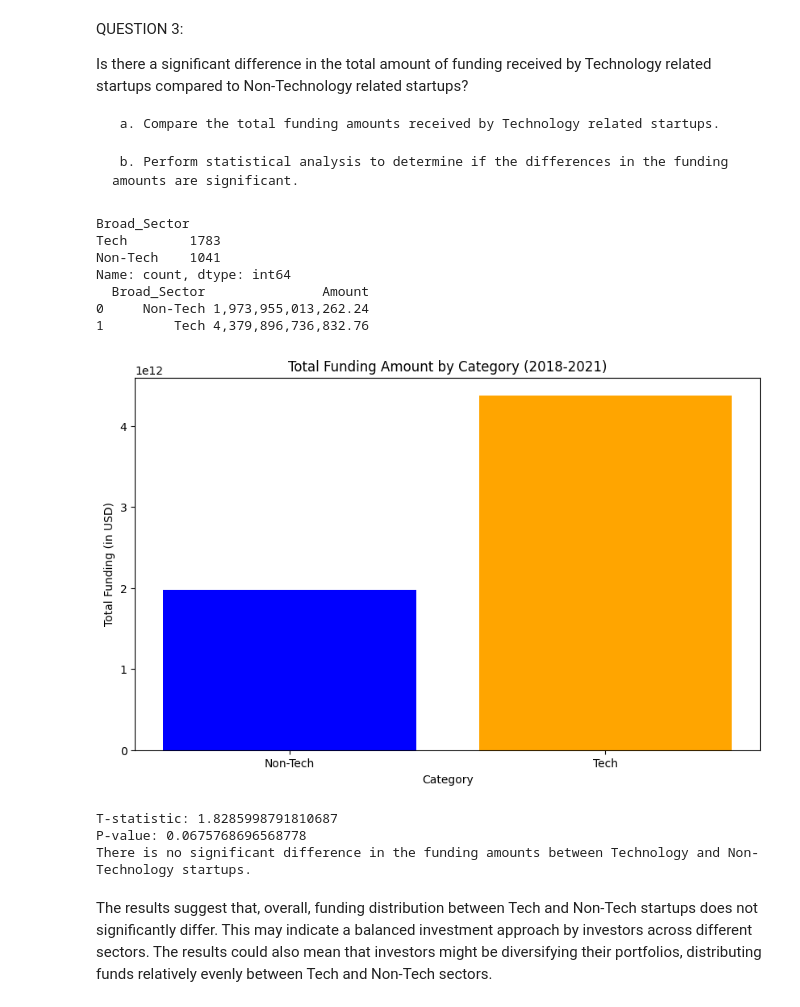
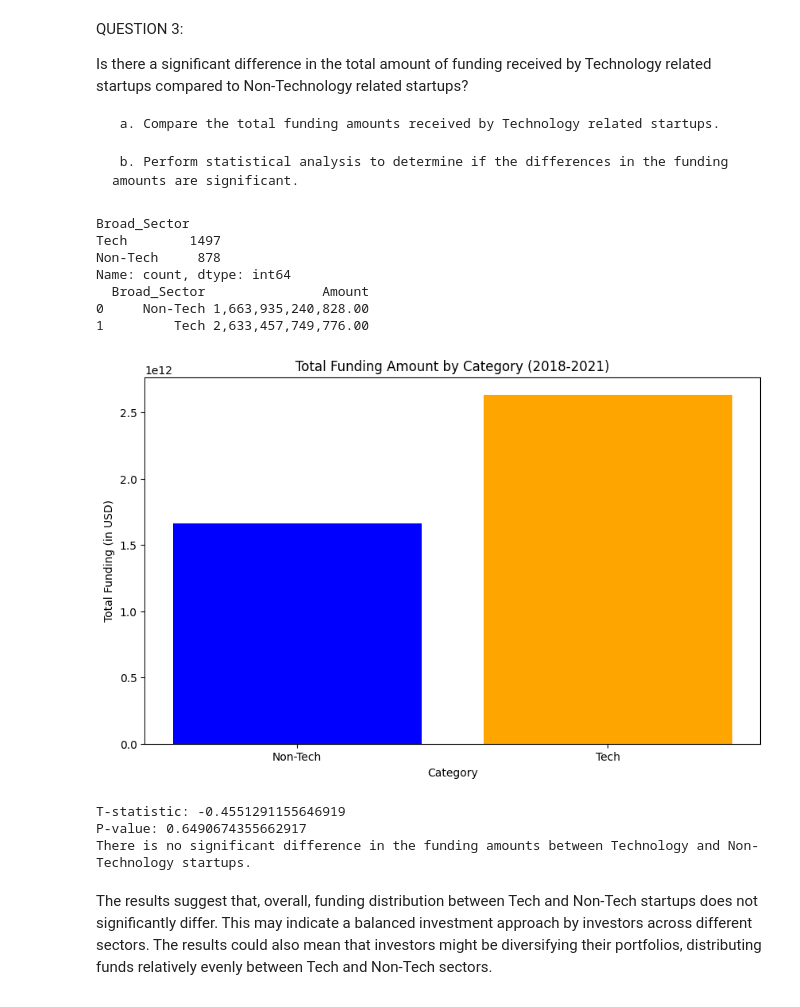
Before and after one commit to MillicentAgyir/Team-Belize-Live-Project-1, a Jupyter notebook: Notebooks/my_notebook.ipynb, the cells around one changed output. Drawn from its saved outputs; the diff is of its cells as text; code cells hidden in the pictures.

```diff
--- a/Notebooks/my_notebook.ipynb
+++ b/Notebooks/my_notebook.ipynb
@@ -121,7 +143,7 @@ data_2021.shape
 # %% [output]
 (1209, 9)
 # %%
-data_2019 =pd.read_csv(r"C:\Users\magyir\Documents\New folder\Team-Belize-Live-Project-1\Notebooks\startup_funding2019.csv")
+data_2019 = pd.read_csv(r"C:\Users\Dell\Downloads\startup_funding2019.csv")
 data_2019.head()
 # %% [output]
 |  | Company/Brand | Founded | HeadQuarter | Sector | What it does | Founders | Investor | Amount($) | Stage |
@@ -154,6 +176,6 @@ Data columns (total 9 columns):
 dtypes: float64(1), object(8)
 memory usage: 6.4+ KB
 # %%
-data_2018=pd.read_csv(r"C:\Users\magyir\Documents\New folder\Team-Belize-Live-Project-1\Notebooks\startup_funding2018.csv")
+data_2018=pd.read_csv(r"C:\Users\Dell\Downloads\startup_funding2019.csv")
 data_2018.head()
 # %% [output]
@@ -207,7 +232,7 @@ Number of 'Undisclosed' amounts in 2021: 43
 # %%
 #removing all rows with undisclosed amounts
 
-data_2018 = data_2018[data_2018['Amount'].apply(lambda x: str(x).strip().lower() != 'undisclosed')]
+data_2018 = data_2018[data_2018['Amount($)'].apply(lambda x: str(x).strip().lower() != 'undisclosed')]
 data_2019 = data_2019[data_2019['Amount($)'].apply(lambda x: str(x).strip().lower() != 'undisclosed')]
 data_2020 = data_2020[data_2020['Amount'].apply(lambda x: str(x).strip().lower() != 'undisclosed')]
 data_2021 = data_2021[data_2021['Amount'].apply(lambda x: str(x).strip().lower() != 'undisclosed')]
@@ -224,13 +249,13 @@ MERGING THE DATASET
 
 
 # Standardize column names for 2018 data to match others
-data_2018.columns = ['Company/Brand', 'Sector', 'Stage', 'Amount', 'HeadQuarter', 'What it does', 'Year']
+data_2018.columns = ['Company/Brand', 'Founded', 'Founders', 'Investor','Sector', 'Stage', 'Amount($)', 'HeadQuarter', 'What it does', 'Year']
 data_2018['Founded'] = None  # Add missing columns with None values
 data_2018['Founders'] = None
 data_2018['Investor'] = None
 
 # Select relevant columns from 2018 data
-data_2018 = data_2018[['Company/Brand', 'Founded', 'Sector', 'What it does', 'Amount', 'Stage', 'Year']]
+data_2018 = data_2018[['Company/Brand', 'Founded', 'Sector', 'What it does', 'Amount($)', 'Stage', 'Year']]
 
 # Standardize columns for 2019, 2020, and 2021 data
 data_2019 = data_2019[['Company/Brand', 'Founded','Sector', 'What it does', 'Amount($)', 'Stage', 'Year']]
@@ -809,7 +845,10 @@ Investigating External Factors
      b. Perform statistical analysis to determine if the differences in the funding amounts are significant.
 # %%
 
+import pandas as pd
+import matplotlib.pyplot as plt
 import scipy.stats as stats
+
 # Define tech-related keywords
 tech_keywords = [
     'tech', 'software', 'computing', 'cybersecurity', 'cloud', 'digital',
@@ -834,13 +873,16 @@ tech_keywords = [
     'infosec', 'information security', 'biometrics', 'sensor technology'
 ]
 
-
 # Function to classify sector based on keywords
 def classify_sector(sector, tech_keywords):
-    for keyword in tech_keywords:
-        if keyword in sector:
-            return 'Tech'
-    return 'Non-Tech'
+    if isinstance(sector, str):  # Ensure sector is a string
+        for keyword in tech_keywords:
+            if keyword in sector.lower():  # Convert to lower case for case-insensitive matching
+                return 'Tech'
+    return 'Non-Tech'  # Default to 'Non-Tech' if no match
+
+# Assuming combined_data is already loaded, ensure 'Sector' column is treated as string
+combined_data['Sector'] = combined_data['Sector'].astype(str)
 
 # Apply classification to each sector
 combined_data['Broad_Sector'] = combined_data['Sector'].apply(lambda x: classify_sector(x, tech_keywords))
@@ -855,40 +897,40 @@ total_funding = combined_data.groupby('Broad_Sector')['Amount'].sum().reset_inde
 print(total_funding)
 
 # Plot total funding for each category
 plt.figure(figsize=(10, 6))
 plt.bar(total_funding['Broad_Sector'], total_funding['Amount'], color=['blue', 'orange'])
 plt.xlabel('Category')
 plt.ylabel('Total Funding (in USD)')
 plt.title('Total Funding Amount by Category (2018-2021)')
 plt.show()
 
 # Extract funding amounts for each category
 tech_funding = combined_data[combined_data['Broad_Sector'] == 'Tech']['Amount']
 non_tech_funding = combined_data[combined_data['Broad_Sector'] == 'Non-Tech']['Amount']
 
 # Perform independent t-test
 t_stat, p_value = stats.ttest_ind(tech_funding, non_tech_funding, equal_var=False)
 
 # Display the results
 print(f"T-statistic: {t_stat}")
 print(f"P-value: {p_value}")
 
 # Interpretation
 if p_value < 0.05:
     print("There is a significant difference in the funding amounts between Technology and Non-Technology startups.")
 else:
     print("There is no significant difference in the funding amounts between Technology and Non-Technology startups.")
 # %% [output]
 Broad_Sector
-Tech        1783
-Non-Tech    1041
+Tech        1497
+Non-Tech     878
 Name: count, dtype: int64
   Broad_Sector               Amount
-0     Non-Tech 1,973,955,013,262.24
-1         Tech 4,379,896,736,832.76
+0     Non-Tech 1,663,935,240,828.00
+1         Tech 2,633,457,749,776.00
-[figure, old version]
+[figure, new version]
-T-statistic: 1.8285998791810687
-P-value: 0.0675768696568778
+T-statistic: -0.4551291155646919
+P-value: 0.6490674355662917
 There is no significant difference in the funding amounts between Technology and Non-Technology startups.
 # %% [markdown]
 The results suggest that, overall, funding distribution between Tech and Non-Tech startups does not significantly differ. This may indicate a balanced investment approach by investors across different sectors.
```
Also changed, not shown: parts of 30 cells of this notebook.
